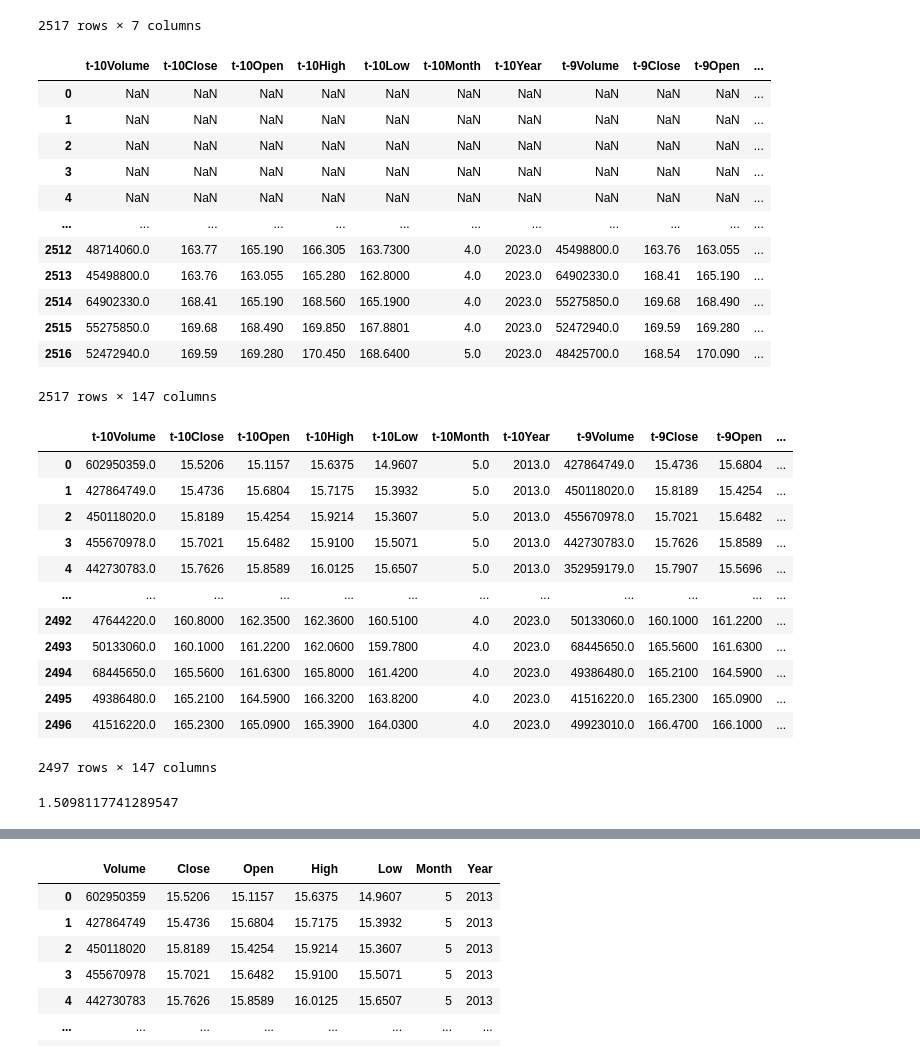
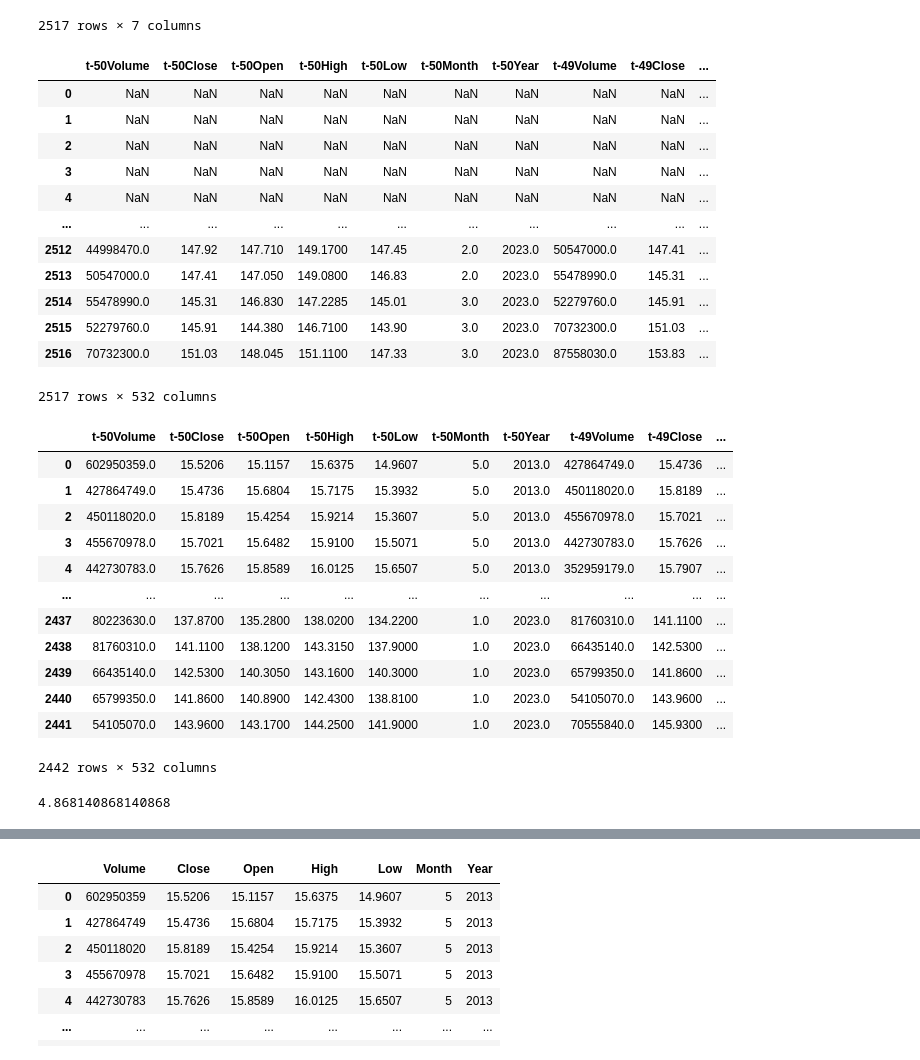
Before and after one commit to PhillipFeldman/StocksAI, a Jupyter notebook: Improve_Model1.ipynb, the cells around one changed output, grey strips where cells are left out. Drawn from its saved outputs; the diff is of its cells as text; code cells hidden in the pictures.

```diff
--- a/Improve_Model1.ipynb
+++ b/Improve_Model1.ipynb
@@ -121,47 +122,48 @@ apple2
 | 2516 | 37266660 | 172.0700 | 173.1600 | 173.2100 | 171.4700 | 5 | 2023 |
 2517 rows × 7 columns
 # %%
-KP = 10
-KF = 10
+KP = 50
+#changing KP and KF from 10 to 30 causes accuracy to drop...Why? Possibly because there are now more classes for y
+KF = 25
 
 names = ['Volume','Close','Open','High','Low','Month','Year']
 cases = pd.DataFrame(apple2.values)
 cases
 df = pd.concat([cases.shift(i) for i in range(KP,-KF-1,-1)],axis=1)
 df.columns = ['t-'+str(i)+x for i in range(KP,-KF-1,-1) for x in names]
 df
 # %% [output]
-|  | t-10Volume | t-10Close | t-10Open | t-10High | t-10Low | t-10Month | t-10Year | t-9Volume | t-9Close | t-9Open | ... |
-| 0 | NaN | NaN | NaN | NaN | NaN | NaN | NaN | NaN | NaN | NaN | ... |
-| 1 | NaN | NaN | NaN | NaN | NaN | NaN | NaN | NaN | NaN | NaN | ... |
-| 2 | NaN | NaN | NaN | NaN | NaN | NaN | NaN | NaN | NaN | NaN | ... |
-| 3 | NaN | NaN | NaN | NaN | NaN | NaN | NaN | NaN | NaN | NaN | ... |
-| 4 | NaN | NaN | NaN | NaN | NaN | NaN | NaN | NaN | NaN | NaN | ... |
-| ... | ... | ... | ... | ... | ... | ... | ... | ... | ... | ... | ... |
-| 2512 | 48714060.0 | 163.77 | 165.190 | 166.305 | 163.7300 | 4.0 | 2023.0 | 45498800.0 | 163.76 | 163.055 | ... |
-| 2513 | 45498800.0 | 163.76 | 163.055 | 165.280 | 162.8000 | 4.0 | 2023.0 | 64902330.0 | 168.41 | 165.190 | ... |
-| 2514 | 64902330.0 | 168.41 | 165.190 | 168.560 | 165.1900 | 4.0 | 2023.0 | 55275850.0 | 169.68 | 168.490 | ... |
-| 2515 | 55275850.0 | 169.68 | 168.490 | 169.850 | 167.8801 | 4.0 | 2023.0 | 52472940.0 | 169.59 | 169.280 | ... |
-| 2516 | 52472940.0 | 169.59 | 169.280 | 170.450 | 168.6400 | 5.0 | 2023.0 | 48425700.0 | 168.54 | 170.090 | ... |
+|  | t-50Volume | t-50Close | t-50Open | t-50High | t-50Low | t-50Month | t-50Year | t-49Volume | t-49Close | ... |
+| 0 | NaN | NaN | NaN | NaN | NaN | NaN | NaN | NaN | NaN | ... |
+| 1 | NaN | NaN | NaN | NaN | NaN | NaN | NaN | NaN | NaN | ... |
+| 2 | NaN | NaN | NaN | NaN | NaN | NaN | NaN | NaN | NaN | ... |
+| 3 | NaN | NaN | NaN | NaN | NaN | NaN | NaN | NaN | NaN | ... |
+| 4 | NaN | NaN | NaN | NaN | NaN | NaN | NaN | NaN | NaN | ... |
+| ... | ... | ... | ... | ... | ... | ... | ... | ... | ... | ... |
+| 2512 | 44998470.0 | 147.92 | 147.710 | 149.1700 | 147.45 | 2.0 | 2023.0 | 50547000.0 | 147.41 | ... |
+| 2513 | 50547000.0 | 147.41 | 147.050 | 149.0800 | 146.83 | 2.0 | 2023.0 | 55478990.0 | 145.31 | ... |
+| 2514 | 55478990.0 | 145.31 | 146.830 | 147.2285 | 145.01 | 3.0 | 2023.0 | 52279760.0 | 145.91 | ... |
+| 2515 | 52279760.0 | 145.91 | 144.380 | 146.7100 | 143.90 | 3.0 | 2023.0 | 70732300.0 | 151.03 | ... |
+| 2516 | 70732300.0 | 151.03 | 148.045 | 151.1100 | 147.33 | 3.0 | 2023.0 | 87558030.0 | 153.83 | ... |
-2517 rows × 147 columns
+2517 rows × 532 columns
 # %%
 df.dropna(inplace=True)
 df = df.reset_index(drop=True)
 df
 # %% [output]
-|  | t-10Volume | t-10Close | t-10Open | t-10High | t-10Low | t-10Month | t-10Year | t-9Volume | t-9Close | t-9Open | ... |
-| 0 | 602950359.0 | 15.5206 | 15.1157 | 15.6375 | 14.9607 | 5.0 | 2013.0 | 427864749.0 | 15.4736 | 15.6804 | ... |
-| 1 | 427864749.0 | 15.4736 | 15.6804 | 15.7175 | 15.3932 | 5.0 | 2013.0 | 450118020.0 | 15.8189 | 15.4254 | ... |
-| 2 | 450118020.0 | 15.8189 | 15.4254 | 15.9214 | 15.3607 | 5.0 | 2013.0 | 455670978.0 | 15.7021 | 15.6482 | ... |
-| 3 | 455670978.0 | 15.7021 | 15.6482 | 15.9100 | 15.5071 | 5.0 | 2013.0 | 442730783.0 | 15.7626 | 15.8589 | ... |
-| 4 | 442730783.0 | 15.7626 | 15.8589 | 16.0125 | 15.6507 | 5.0 | 2013.0 | 352959179.0 | 15.7907 | 15.5696 | ... |
-| ... | ... | ... | ... | ... | ... | ... | ... | ... | ... | ... | ... |
-| 2492 | 47644220.0 | 160.8000 | 162.3500 | 162.3600 | 160.5100 | 4.0 | 2023.0 | 50133060.0 | 160.1000 | 161.2200 | ... |
-| 2493 | 50133060.0 | 160.1000 | 161.2200 | 162.0600 | 159.7800 | 4.0 | 2023.0 | 68445650.0 | 165.5600 | 161.6300 | ... |
-| 2494 | 68445650.0 | 165.5600 | 161.6300 | 165.8000 | 161.4200 | 4.0 | 2023.0 | 49386480.0 | 165.2100 | 164.5900 | ... |
-| 2495 | 49386480.0 | 165.2100 | 164.5900 | 166.3200 | 163.8200 | 4.0 | 2023.0 | 41516220.0 | 165.2300 | 165.0900 | ... |
-| 2496 | 41516220.0 | 165.2300 | 165.0900 | 165.3900 | 164.0300 | 4.0 | 2023.0 | 49923010.0 | 166.4700 | 166.1000 | ... |
+|  | t-50Volume | t-50Close | t-50Open | t-50High | t-50Low | t-50Month | t-50Year | t-49Volume | t-49Close | ... |
+| 0 | 602950359.0 | 15.5206 | 15.1157 | 15.6375 | 14.9607 | 5.0 | 2013.0 | 427864749.0 | 15.4736 | ... |
+| 1 | 427864749.0 | 15.4736 | 15.6804 | 15.7175 | 15.3932 | 5.0 | 2013.0 | 450118020.0 | 15.8189 | ... |
+| 2 | 450118020.0 | 15.8189 | 15.4254 | 15.9214 | 15.3607 | 5.0 | 2013.0 | 455670978.0 | 15.7021 | ... |
+| 3 | 455670978.0 | 15.7021 | 15.6482 | 15.9100 | 15.5071 | 5.0 | 2013.0 | 442730783.0 | 15.7626 | ... |
+| 4 | 442730783.0 | 15.7626 | 15.8589 | 16.0125 | 15.6507 | 5.0 | 2013.0 | 352959179.0 | 15.7907 | ... |
+| ... | ... | ... | ... | ... | ... | ... | ... | ... | ... | ... |
+| 2437 | 80223630.0 | 137.8700 | 135.2800 | 138.0200 | 134.2200 | 1.0 | 2023.0 | 81760310.0 | 141.1100 | ... |
+| 2438 | 81760310.0 | 141.1100 | 138.1200 | 143.3150 | 137.9000 | 1.0 | 2023.0 | 66435140.0 | 142.5300 | ... |
+| 2439 | 66435140.0 | 142.5300 | 140.3050 | 143.1600 | 140.3000 | 1.0 | 2023.0 | 65799350.0 | 141.8600 | ... |
+| 2440 | 65799350.0 | 141.8600 | 140.8900 | 142.4300 | 138.8100 | 1.0 | 2023.0 | 54105070.0 | 143.9600 | ... |
+| 2441 | 54105070.0 | 143.9600 | 143.1700 | 144.2500 | 141.9000 | 1.0 | 2023.0 | 70555840.0 | 145.9300 | ... |
-2497 rows × 147 columns
+2442 rows × 532 columns
 # %%
 target_percent_inc = []
 target_best_day = []
@@ -173,7 +175,7 @@ for i in range(len(df['t-0Low'])):
 
 np.average(target_percent_inc)
 # %% [output]
-1.5098117741289547
+4.868140868140868
 # %%
 df
 # %% [output]
```
Also changed, not shown: parts of 15 cells of this notebook.
